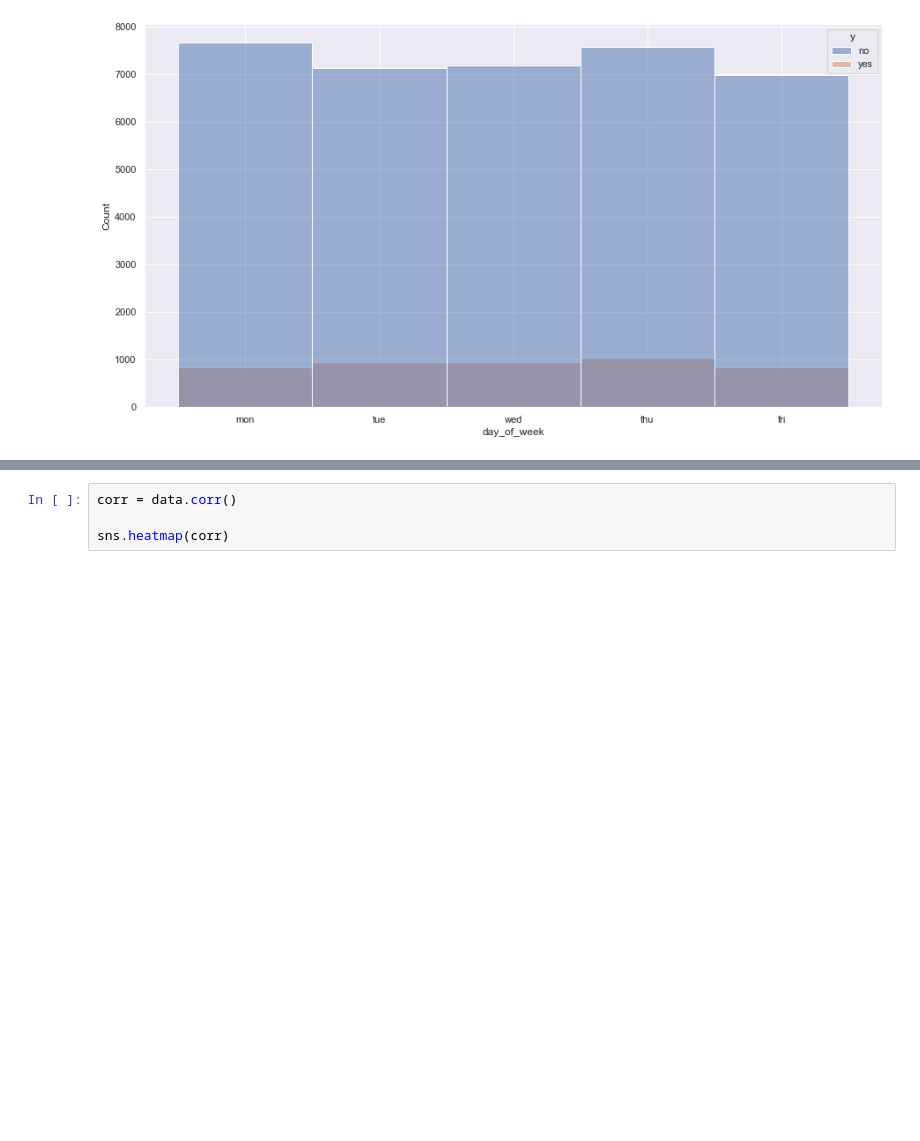
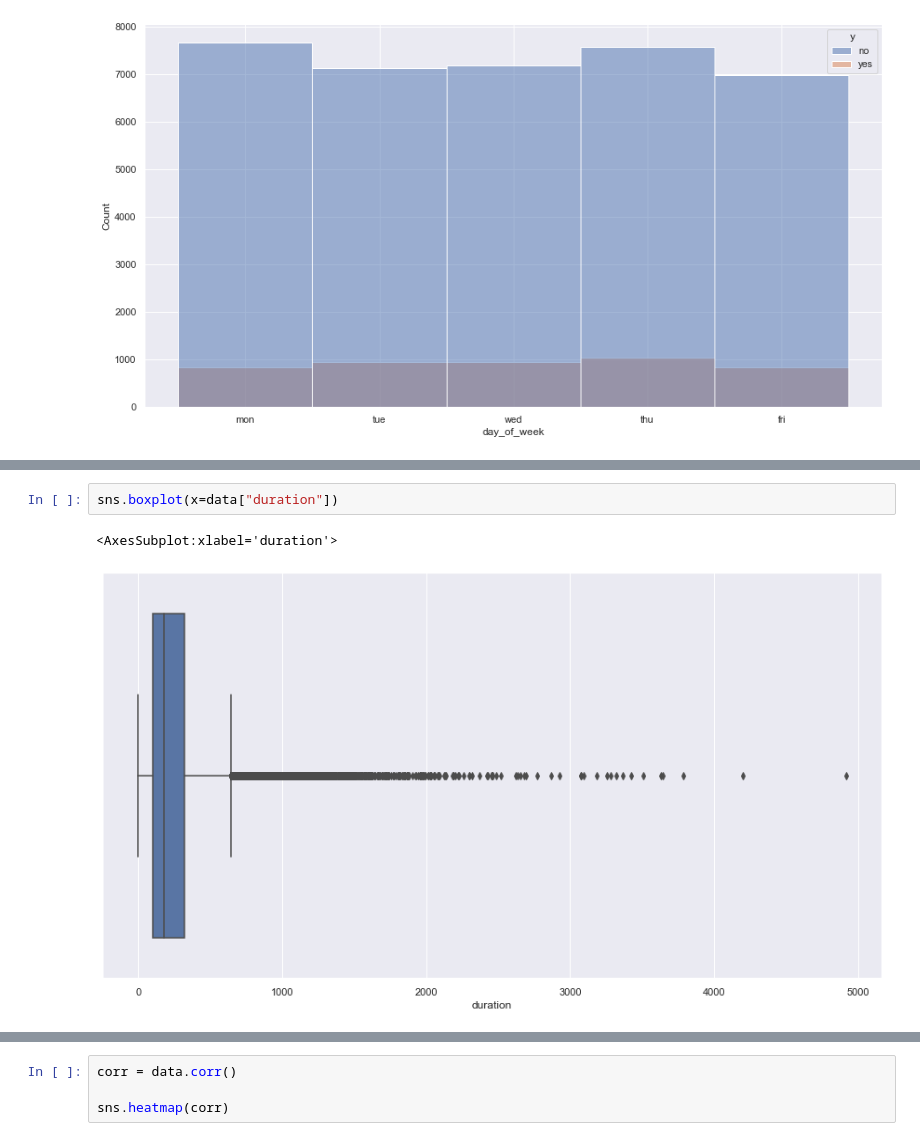
Before and after one commit to marek-dalida/bank-marketing-analysis, a Jupyter notebook: bank-marketing.ipynb, the cells around one changed output, grey strips where cells are left out. Saved outputs shown, nothing was run; the diff lists cells and outputs as text; blank space fills up the shorter version.

```diff
--- a/bank-marketing.ipynb
+++ b/bank-marketing.ipynb
@@ -73,0 +91,5 @@ sns.catplot(x="duration", y="y", data=data)
+# %%
+sns.boxplot(x=data["duration"])
+# %% [output]
+<AxesSubplot:xlabel='duration'>
+[figure, added]
```
Also changed, not shown: parts of 8 cells of this notebook.
